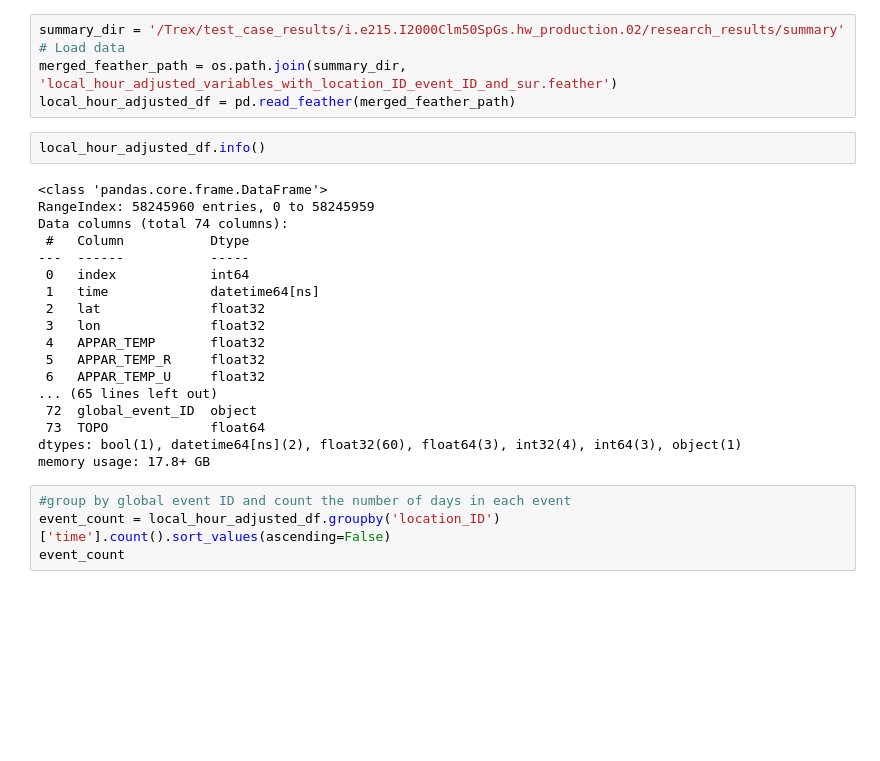
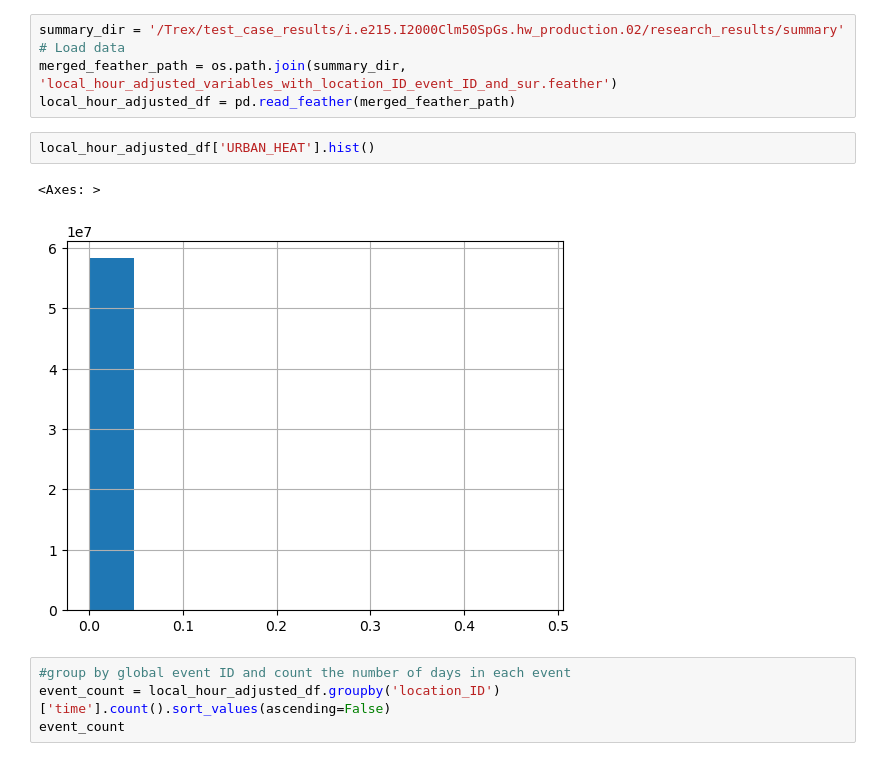
Before and after one commit to johnnyguo2007/research, a Jupyter notebook: hw_global/Investigate/Investigate_hot_region.ipynb, the cells around one changed output. Saved outputs shown, nothing was run; the diff lists cells and outputs as text; blank space fills up the shorter version.

Commit message:
investigate heat region

```diff
--- a/hw_global/Investigate/Investigate_hot_region.ipynb
+++ b/hw_global/Investigate/Investigate_hot_region.ipynb
@@ -9,25 +9,10 @@ summary_dir = '/Trex/test_case_results/i.e215.I2000Clm50SpGs.hw_production.02/re
 merged_feather_path = os.path.join(summary_dir, 'local_hour_adjusted_variables_with_location_ID_event_ID_and_sur.feather')
 local_hour_adjusted_df = pd.read_feather(merged_feather_path)
 # %%
-local_hour_adjusted_df.info()
+local_hour_adjusted_df['URBAN_HEAT'].hist()
 # %% [output]
-<class 'pandas.core.frame.DataFrame'>
-RangeIndex: 58245960 entries, 0 to 58245959
-Data columns (total 74 columns):
- #   Column           Dtype
----  ------           -----
- 0   index            int64
- 1   time             datetime64[ns]
- 2   lat              float32
- 3   lon              float32
- 4   APPAR_TEMP       float32
- 5   APPAR_TEMP_R     float32
- 6   APPAR_TEMP_U     float32
-... (65 lines left out)
- 72  global_event_ID  object
- 73  TOPO             float64
-dtypes: bool(1), datetime64[ns](2), float32(60), float64(3), int32(4), int64(3), object(1)
-memory usage: 17.8+ GB
+<Axes: >
+[figure, added]
 # %%
 #group by global event ID and count the number of days in each event
 event_count = local_hour_adjusted_df.groupby('location_ID')['time'].count().sort_values(ascending=False)
```
Also changed, not shown: parts of 1 cell of this notebook.
